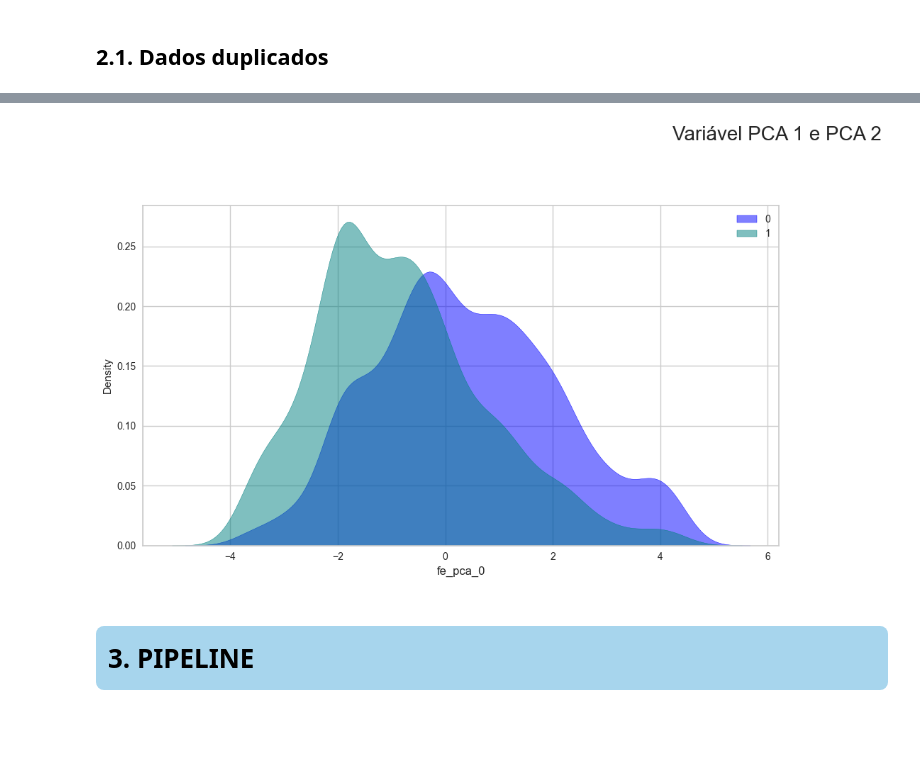
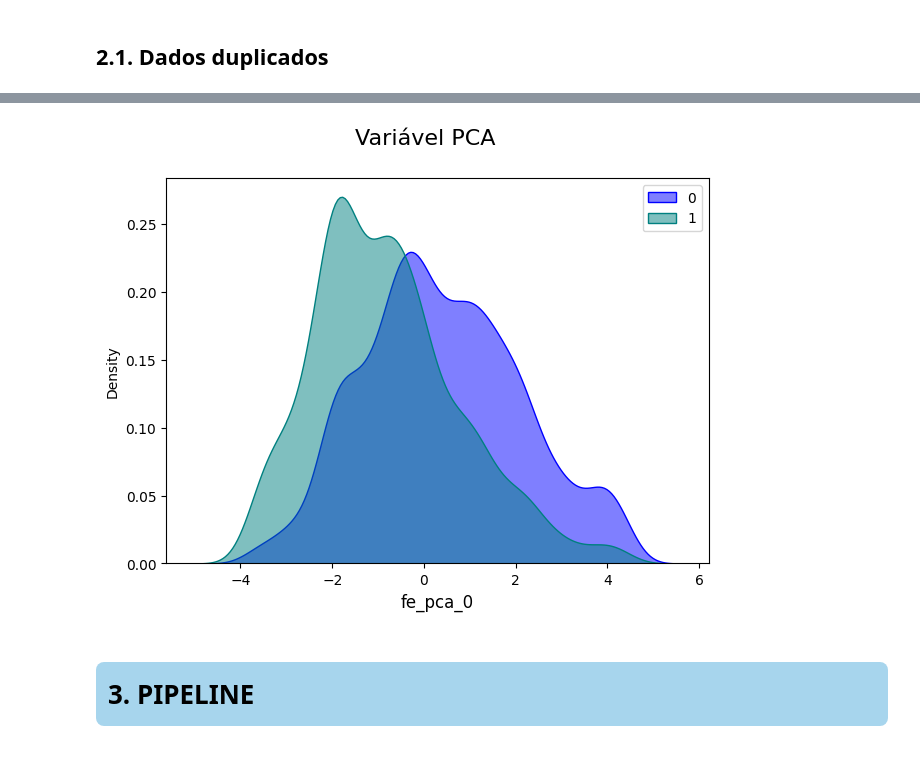
Before and after one commit to rogeriodelfim/Competicoes, a Jupyter notebook: Flai/10/03 - Tunning.ipynb, the cells around one changed output, grey strips where cells are left out. Saved outputs shown, nothing was run; the diff lists cells and outputs as text; code cells hidden in the pictures.

```diff
--- a/Flai/10/03 - Tunning.ipynb
+++ b/Flai/10/03 - Tunning.ipynb
@@ -1276,17 +1290,0 @@ Index(['trabalho', 'estado civil', 'educação', 'atraso', 'casa', 'empréstimo'
-# %%
-plt.figure(figsize=(20,7))
-
-_ = df2_train.copy()
-_[target] = y
-
-for i,feature in enumerate([ 'fe_pca_0']):
-    plt.subplot(1,2,i+1)
-    sns.kdeplot(_[_[target]==0][feature],color='blue', alpha=0.5, label='0', shade=True)
-    sns.kdeplot(_[_[target]==1][feature],color='teal', alpha=0.5, label='1', shade=True)
-    plt.xlabel(feature, fontsize=12)
-    plt.legend()
-
-plt.suptitle('Variável PCA 1 e PCA 2', fontsize=20)
-plt.tight_layout(pad=3.0);
-# %% [output]
-[figure, removed]
@@ -1306,0 +1291,13 @@ df2_test = grup_pca(df2_test)
+# %%
+plt.figure(figsize=(7,5))
+
+_ = df2_train.copy()
+
+sns.kdeplot(_[_[target]==0]['fe_pca_0'],color='blue', alpha=0.5, label='0', shade=True)
+sns.kdeplot(_[_[target]==1]['fe_pca_0'],color='teal', alpha=0.5, label='1', shade=True)
+plt.xlabel(feature, fontsize=12)
+plt.legend()
+
+plt.suptitle('Variável PCA ', fontsize=16);
+# %% [output]
+[figure, added]
```
Also changed, not shown: parts of 80 cells of this notebook, 2 other files.
